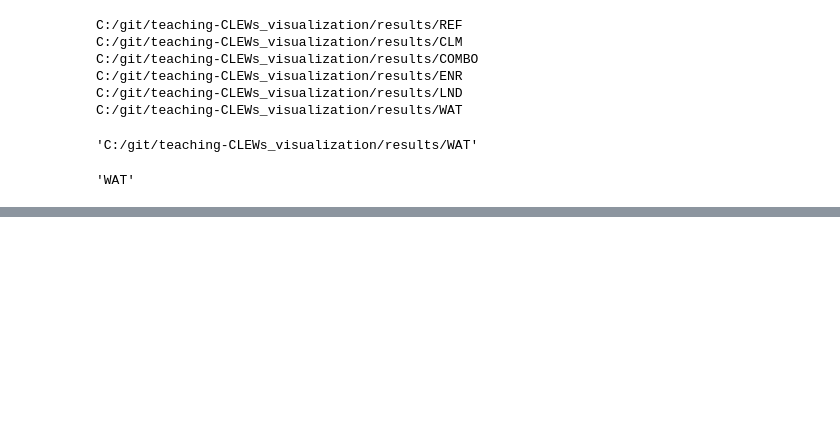
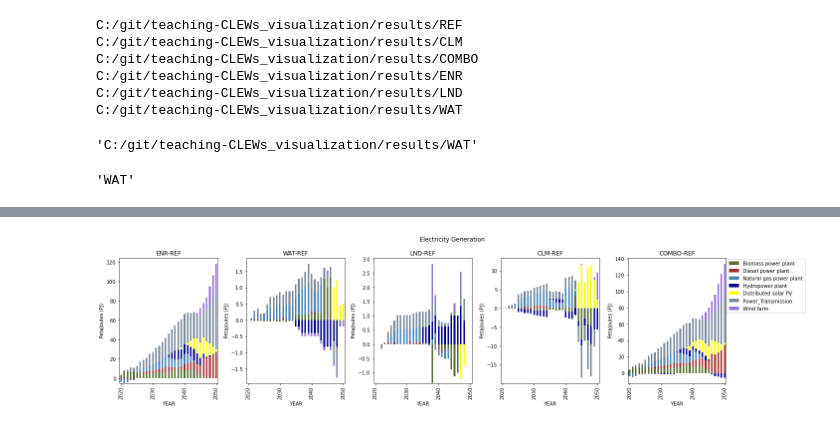
Before and after one commit to KTH-dESA/teaching-CLEWs_visualization, a Jupyter notebook: Teaching_CLEWs_Graphs_trials.ipynb, the cells around one changed output, grey strips where cells are left out. Cells and saved outputs as stored; diff of their text form; code cells hidden in the pictures; blank space fills up the shorter version.

Commit message:
trials jupyter notebook updated with some subplots for scenarios

```diff
--- a/Teaching_CLEWs_Graphs_trials.ipynb
+++ b/Teaching_CLEWs_Graphs_trials.ipynb
@@ -369,5 +387,5 @@ plt.savefig("climate_subplots.png")
 # %%
-homedire=homedir=os.getcwd()
+homedir=os.getcwd()
 rootdir = homedir+'\results'
 
 for s in rootdir:
@@ -469,0 +551,47 @@ for f in res_folder:
+# %%
+ENR_REF_elec_gen=ENR_elec_gen.set_index('YEAR')-REF_elec_gen.set_index('YEAR')
+#df_plot_rl(ENR_REF_elec_gen,'Peta Joules (PJ)','Electricity generation'+ ' (ENR_REF)')
+ENR_REF_elec_gen=ENR_REF_elec_gen.reset_index()
+LND_REF_elec_gen=LND_elec_gen.set_index('YEAR')-REF_elec_gen.set_index('YEAR')
+#df_plot_rl(LND_REF_elec_gen,'Peta Joules (PJ)','Electricity generation'+ ' (LND_REF)')
+LND_REF_elec_gen=LND_REF_elec_gen.reset_index().copy()
+WAT_REF_elec_gen=WAT_elec_gen.set_index('YEAR')-REF_elec_gen.set_index('YEAR')
+#df_plot_rl(WAT_REF_elec_gen,'Peta Joules (PJ)','Electricity generation'+ ' (WAT_REF)')
+WAT_REF_elec_gen=WAT_REF_elec_gen.reset_index().copy()
+COMBO_REF_elec_gen=COMBO_elec_gen.set_index('YEAR')-REF_elec_gen.set_index('YEAR')
+#df_plot_rl(COMBO_REF_elec_gen,'Peta Joules (PJ)','Electricity generation'+ ' (COMBO_REF)')
+COMBO_REF_elec_gen=COMBO_REF_elec_gen.reset_index().copy()
+CLM_REF_elec_gen=CLM_elec_gen.set_index('YEAR')-REF_elec_gen.set_index('YEAR')
+#df_plot_rl(CLM_REF_elec_gen,'Peta Joules (PJ)','Electricity generation'+ ' (CLM_REF)')
+CLM_REF_elec_gen=CLM_REF_elec_gen.reset_index().copy()
+# %%
+# Energy Subplots
+fig=plt.figure(figsize=(20,5))
+ax1 = fig.add_subplot(151)
+ax2 = fig.add_subplot(152)
+ax3 = fig.add_subplot(153)
+ax4 = fig.add_subplot(154)
+ax5 = fig.add_subplot(155)
+ENR_REF_elec_gen.plot(x='YEAR',kind='bar',stacked=True, ax=ax1,legend=False,ylabel='PetaJoules (PJ)',color=[color_dict[x] for x in elec_gen.columns if x != 'YEAR']); ax1.set_title('ENR-REF')
+WAT_REF_elec_gen.plot(x='YEAR',kind='bar',stacked=True, ax=ax2,legend=False,ylabel='PetaJoules (PJ)',color=[color_dict[x] for x in elec_gen.columns if x != 'YEAR']); ax2.set_title('WAT-REF')
+LND_REF_elec_gen.plot(x='YEAR',kind='bar',stacked=True, ax=ax3,legend=False,ylabel='PetaJoules (PJ)',color=[color_dict[x] for x in elec_gen.columns if x != 'YEAR']); ax3.set_title('LND-REF')
+CLM_REF_elec_gen.plot(x='YEAR',kind='bar',stacked=True, ax=ax4,legend=False,ylabel='PetaJoules (PJ)',color=[color_dict[x] for x in elec_gen.columns if x != 'YEAR']); ax4.set_title('CLM-REF')
+COMBO_REF_elec_gen.plot(x='YEAR',kind='bar',stacked=True, ax=ax5,legend=False,ylabel='PetaJoules (PJ)',color=[color_dict[x] for x in elec_gen.columns if x != 'YEAR']); ax5.set_title('COMBO-REF')
+ax1.set_xticks(range(0,40,10))
+#ax1.set_ylim(0,500)
+ax2.set_xticks(range(0,40,10))
+#ax2.set_ylim(0,500)
+ax3.set_xticks(range(0,40,10))
+#ax3.set_ylim(0,500)
+ax4.set_xticks(range(0,40,10))
+#ax4.set_ylim(0,500)
+ax5.set_xticks(range(0,40,10))
+#ax5.set_ylim(0,500)
+ax5.legend(bbox_to_anchor=(1,1),borderaxespad=0.2)
+#fig.legend(bbox_to_anchor=(1.05, 1), loc='upper left', borderaxespad=0.) # used for group legend
+plt.suptitle('Electricity Generation')
+plt.tight_layout()
+plt.savefig("energy_subplots.pdf")
+plt.savefig("energy_subplots.png")
+# %% [output]
+[figure, added]
```
Also changed, not shown: parts of 17 cells of this notebook.
